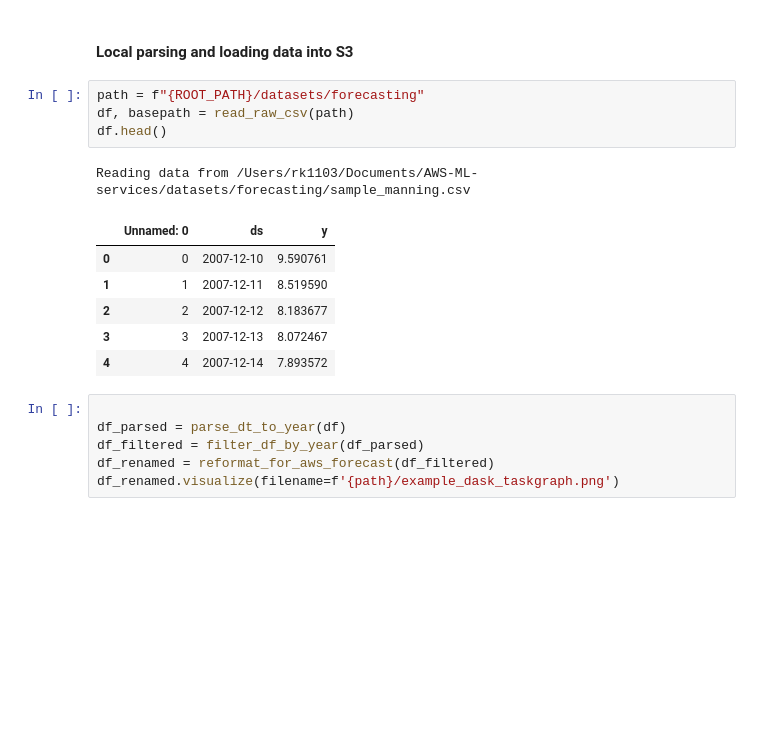
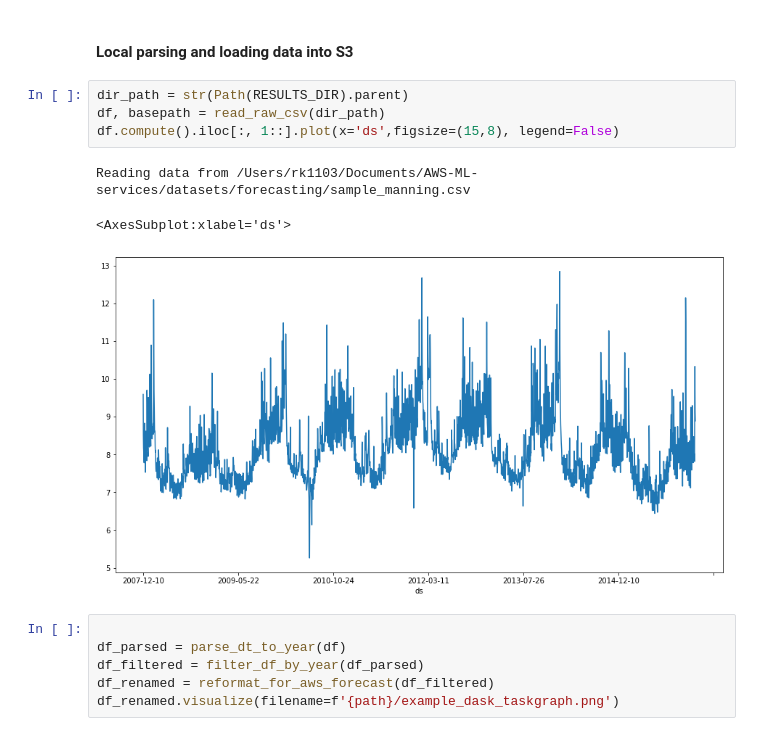
Before and after one commit to ryankarlos/AWS-ML-services, a Jupyter notebook: projects/forecast/notebooks/AWS_Forecast.ipynb, the cells around one changed output. Drawn from its saved outputs; the diff is of its cells as text; blank space fills up the shorter version.

```diff
--- a/projects/forecast/notebooks/AWS_Forecast.ipynb
+++ b/projects/forecast/notebooks/AWS_Forecast.ipynb
@@ -82,17 +82,13 @@ role_arn = iam.get_role(RoleName=role_name)['Role']['Arn']
 # %% [markdown]
 #### Local parsing and loading data into S3
 # %%
-path = f"{ROOT_PATH}/datasets/forecasting"
-df, basepath = read_raw_csv(path)
-df.head()
+dir_path = str(Path(RESULTS_DIR).parent)
+df, basepath = read_raw_csv(dir_path)
+df.compute().iloc[:, 1::].plot(x='ds',figsize=(15,8), legend=False)
 # %% [output]
 Reading data from /Users/rk1103/Documents/AWS-ML-services/datasets/forecasting/sample_manning.csv
-|  | Unnamed: 0 | ds | y |
-| 0 | 0 | 2007-12-10 | 9.590761 |
-| 1 | 1 | 2007-12-11 | 8.519590 |
-| 2 | 2 | 2007-12-12 | 8.183677 |
-| 3 | 3 | 2007-12-13 | 8.072467 |
-| 4 | 4 | 2007-12-14 | 7.893572 |
+<AxesSubplot:xlabel='ds'>
+[figure, added]
 # %%
 
 df_parsed = parse_dt_to_year(df)
```
Also changed, not shown: 2 other files.
